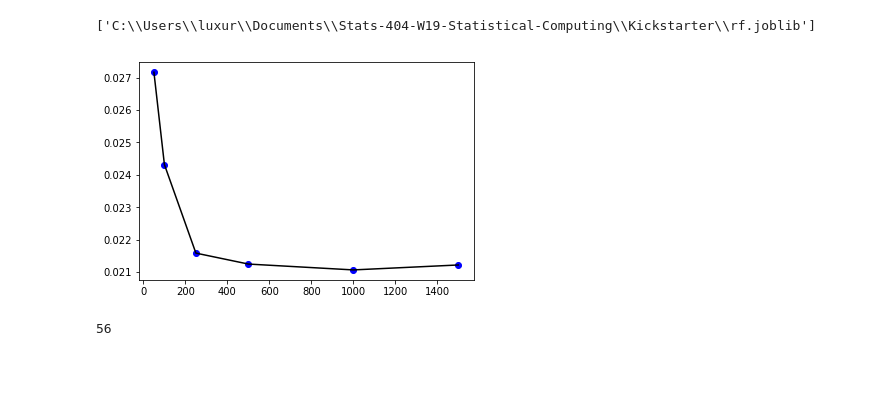
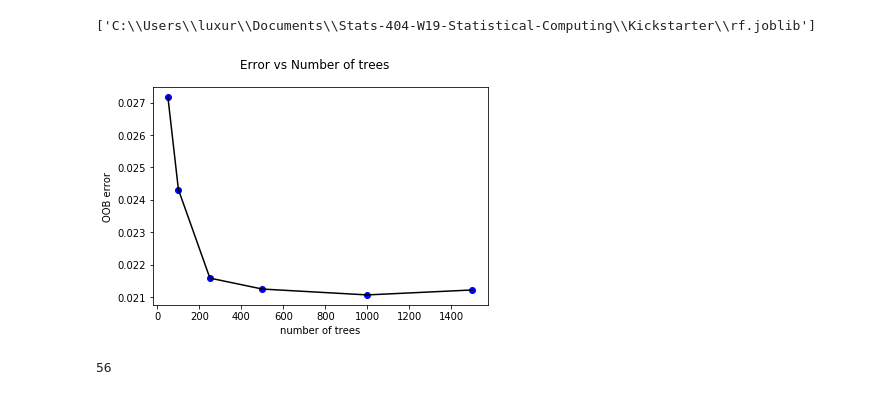
Before and after one commit to daehyunk927/Stats-404-W19-Statistical-Computing, a Jupyter notebook: Kickstarter/Kickstarter.ipynb, the cells around one changed output. Saved outputs shown, nothing was run; the diff lists cells and outputs as text; code cells hidden in the pictures; blank space fills up the shorter version.

```diff
--- a/Kickstarter/Kickstarter.ipynb
+++ b/Kickstarter/Kickstarter.ipynb
@@ -390,15 +390,19 @@ dump(rf_dict, model_object_path)
 # %%
 # Compute OOB error
 oob_error_list = [None] * len(n_trees)
 
 # Find OOB error for each forest size: 1000 is the best number
 for i in range(len(n_trees)):
     oob_error_list[i] = 1 - rf_dict[n_trees[i]].oob_score_
 else:
     # Visulaize result:
+    fig = plt.figure()
     plt.plot(n_trees, oob_error_list, 'bo',
              n_trees, oob_error_list, 'k')
+    fig.suptitle('Error vs Number of trees')
+    plt.xlabel('number of trees')
+    plt.ylabel('OOB error')
 # %% [output]
-[figure, old version]
+[figure, new version]
 # %%
 # Feature importance plot
```
Also changed, not shown: parts of 23 cells of this notebook, 28 other files.
